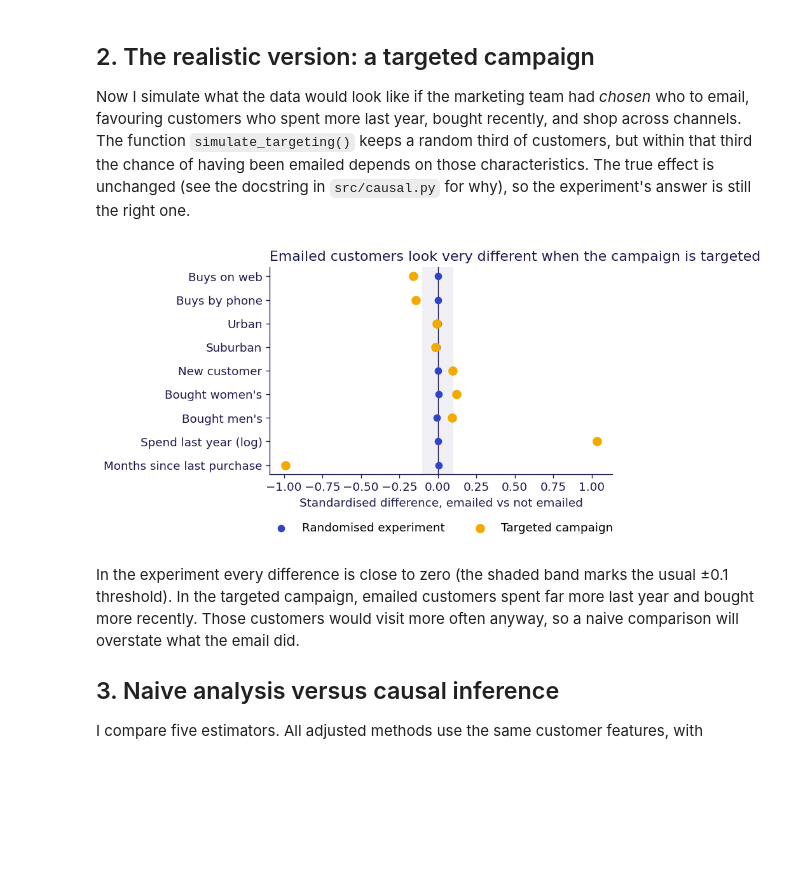
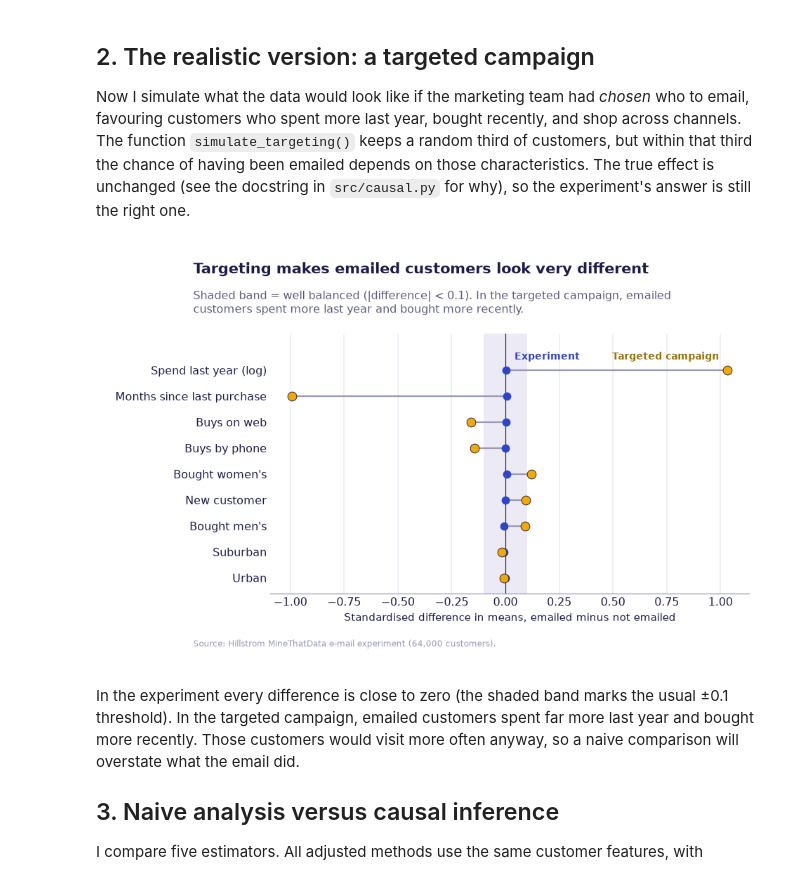
Before and after one commit to Asantewaah/email-campaign-causal-impact, a Jupyter notebook: notebooks/campaign_impact.ipynb, the cells around one changed output. Cells and saved outputs as stored; diff of their text form; code cells hidden in the pictures; blank space fills up the shorter version.

Commit message:
restyle charts with a shared project style

```diff
--- a/notebooks/campaign_impact.ipynb
+++ b/notebooks/campaign_impact.ipynb
@@ -13,11 +13,9 @@
 import sys; sys.path.append("../src")
 import numpy as np, pandas as pd, matplotlib.pyplot as plt
 from causal import load_hillstrom, make_features, simulate_targeting, estimate_all, naive
+from plots import apply_style, balance_plot, forest_plot, simulation_plot, heterogeneity_plot
 
-INK, GOLD, BLUE, GREY = "#1D1B4C", "#F2A900", "#2F45C9", "#9A99B8"
-plt.rcParams.update({"figure.dpi": 120, "axes.spines.top": False, "axes.spines.right": False,
-                     "axes.edgecolor": INK, "axes.labelcolor": INK, "xtick.color": INK, "ytick.color": INK,
-                     "font.size": 11})
+apply_style()
 df = load_hillstrom("../data/hillstrom.csv")
 df.head()
 # %% [output]
@@ -56,30 +54,21 @@ Now I simulate what the data would look like if the marketing team had *chosen*
 # %%
 obs = simulate_targeting(df, seed=7)
 X = make_features(obs)
 
 def smd(x, a):
     return (x[a == 1].mean() - x[a == 0].mean()) / np.sqrt((x[a == 1].var() + x[a == 0].var()) / 2)
 
 balance = pd.DataFrame({
     "Randomised experiment": [smd(make_features(df)[c], df.treated) for c in X.columns],
     "Targeted campaign": [smd(X[c], obs.treated) for c in X.columns]}, index=X.columns)
 nice = {"recency": "Months since last purchase", "log_history": "Spend last year (log)", "mens": "Bought men's",
         "womens": "Bought women's", "newbie": "New customer", "zip_Surburban": "Suburban", "zip_Urban": "Urban",
         "channel_Phone": "Buys by phone", "channel_Web": "Buys on web"}
 balance = balance.rename(index=nice)
 
-fig, ax = plt.subplots(figsize=(7, 4.2))
-y = np.arange(len(balance))
-ax.axvspan(-0.1, 0.1, color=GREY, alpha=0.15, lw=0)
-ax.scatter(balance["Randomised experiment"], y, color=BLUE, label="Randomised experiment", zorder=3)
-ax.scatter(balance["Targeted campaign"], y, color=GOLD, s=60, label="Targeted campaign", zorder=3)
-ax.set_yticks(y, balance.index); ax.axvline(0, color=INK, lw=0.8)
-ax.set_xlabel("Standardised difference, emailed vs not emailed")
-ax.set_title("Emailed customers look very different when the campaign is targeted", loc="left", color=INK)
-ax.legend(frameon=False, loc="upper center", bbox_to_anchor=(0.5, -0.18), ncol=2)
-fig.tight_layout(); fig.savefig("../figures/balance.png", bbox_inches="tight"); plt.show()
+balance_plot(balance, "../figures/balance.png");
 # %% [output]
-[figure, old version]
+[figure, new version]
 # %% [markdown]
 In the experiment every difference is close to zero (the shaded band marks the usual ±0.1 threshold). In the targeted campaign, emailed customers spent far more last year and bought more recently. Those customers would visit more often anyway, so a naive comparison will overstate what the email did.
 
```
Also changed, not shown: parts of 3 cells of this notebook, 6 other files.
